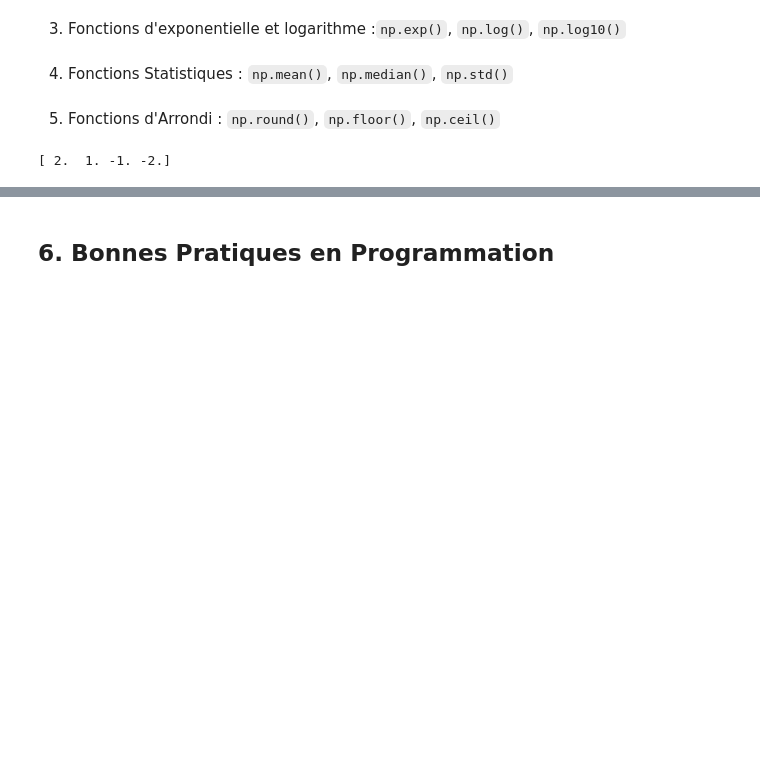
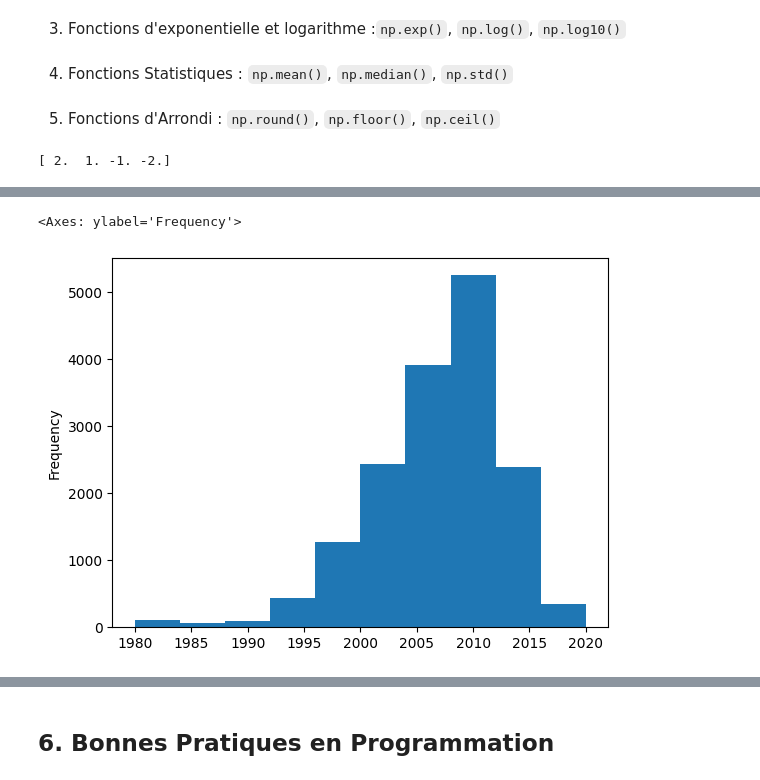
Before and after one commit to universdesdonnees/Python-Introduction, a Jupyter notebook: cours/cours.ipynb, the cells around one changed output, grey strips where cells are left out. Saved outputs shown, nothing was run; the diff lists cells and outputs as text; code cells hidden in the pictures; blank space fills up the shorter version.

```diff
--- a/cours/cours.ipynb
+++ b/cours/cours.ipynb
@@ -1748,0 +1860,3 @@ print(rounded)
+# %%
+games = pd.read_csv("../data/vgsalesGlobale.csv")  # Charge les données depuis un fichier CSV
+games.head()  # Affiche les 5 premières lignes
@@ -1748,0 +1984,5 @@ print(rounded)
+# %%
+games.Year.plot(kind="hist")  # Histogramme des années
+# %% [output]
+<Axes: ylabel='Frequency'>
+[figure, added]
```
Also changed, not shown: parts of 65 cells of this notebook, 1 other file.
